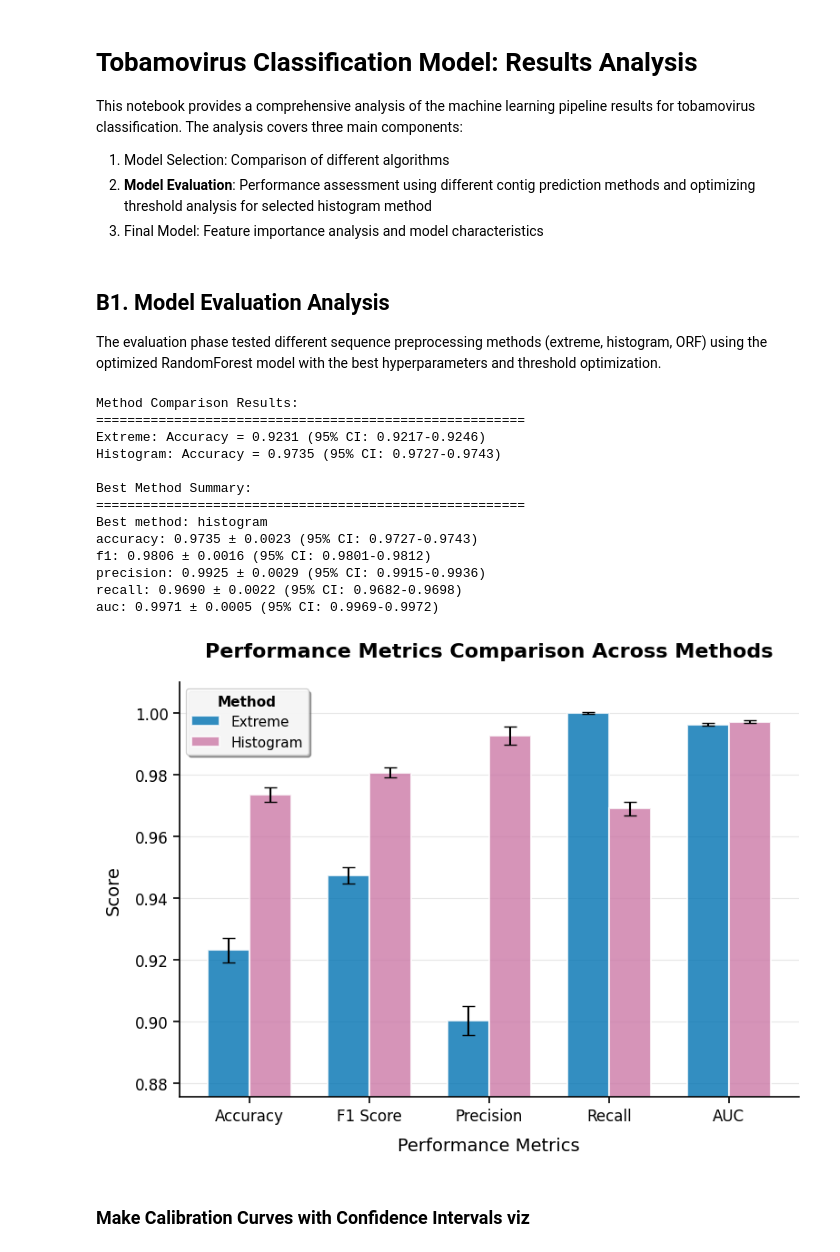
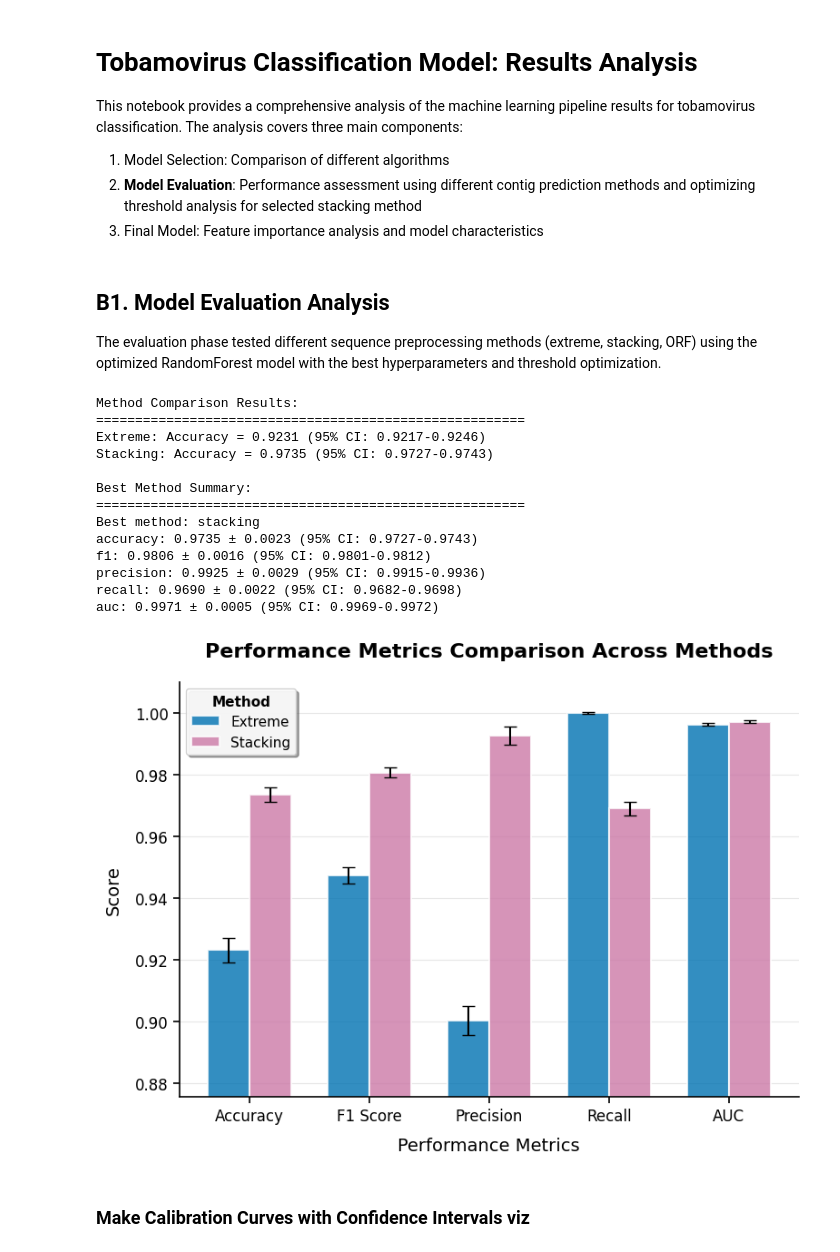
Before and after one commit to nezapajek/project-tobamo, a Jupyter notebook: analysis/model/notebooks/B_model_cv_evaluation.ipynb, the cells around one changed output. Cells and saved outputs as stored; diff of their text form; code cells hidden in the pictures.

```diff
--- a/analysis/model/notebooks/B_model_cv_evaluation.ipynb
+++ b/analysis/model/notebooks/B_model_cv_evaluation.ipynb
@@ -4,7 +4,7 @@
 This notebook provides a comprehensive analysis of the machine learning pipeline results for tobamovirus classification. The analysis covers three main components:
 
 1. Model Selection: Comparison of different algorithms
-2. **Model Evaluation**: Performance assessment using different contig prediction methods and optimizing threshold analysis for selected histogram method
+2. **Model Evaluation**: Performance assessment using different contig prediction methods and optimizing threshold analysis for selected stacking method
 3. Final Model: Feature importance analysis and model characteristics
 # %%
 from utils import *
@@ -42,7 +41,7 @@ figures_dir.mkdir(exist_ok=True)
 # %% [markdown]
 ## B1. Model Evaluation Analysis
 
-The evaluation phase tested different sequence preprocessing methods (extreme, histogram, ORF) using the optimized RandomForest model with the best hyperparameters and threshold optimization.
+The evaluation phase tested different sequence preprocessing methods (extreme, stacking, ORF) using the optimized RandomForest model with the best hyperparameters and threshold optimization.
 # %%
 # Load evaluation results
 method_comparison = pd.read_csv(evaluation_dir / 'method_comparison_stats.csv')
@@ -53,16 +52,20 @@ print("Method Comparison Results:")
 print("=" * 55)
 for _, row in method_comparison.iterrows():
     method = row['method']
+    # Display 'stacking' instead of 'histogram' for presentation
+    display_method = 'stacking' if method == 'histogram' else method
     acc_mean = row['accuracy_mean']
     acc_ci_low = row['accuracy_ci95_low']
     acc_ci_high = row['accuracy_ci95_high']
     f1_mean = row['f1_mean']
-    print(f"{method.capitalize()}: Accuracy = {acc_mean:.4f} (95% CI: {acc_ci_low:.4f}-{acc_ci_high:.4f})")
+    print(f"{display_method.capitalize()}: Accuracy = {acc_mean:.4f} (95% CI: {acc_ci_low:.4f}-{acc_ci_high:.4f})")
 
 print()
 # Read best method information
 with open(evaluation_dir / 'best_method.txt', 'r') as f:
     best_method_info = f.read()
+    # Replace 'histogram' with 'stacking' in the display
+    best_method_info = best_method_info.replace('histogram', 'stacking')
 print("Best Method Summary:")
 print("=" * 55)
 print(best_method_info)
@@ -70,11 +73,11 @@ print(best_method_info)
 Method Comparison Results:
 =======================================================
 Extreme: Accuracy = 0.9231 (95% CI: 0.9217-0.9246)
-Histogram: Accuracy = 0.9735 (95% CI: 0.9727-0.9743)
+Stacking: Accuracy = 0.9735 (95% CI: 0.9727-0.9743)
 
 Best Method Summary:
 =======================================================
-Best method: histogram
+Best method: stacking
 accuracy: 0.9735 ± 0.0023 (95% CI: 0.9727-0.9743)
 f1: 0.9806 ± 0.0016 (95% CI: 0.9801-0.9812)
 precision: 0.9925 ± 0.0029 (95% CI: 0.9915-0.9936)
@@ -105,8 +108,11 @@ for i, method in enumerate(methods):
     means = [method_comparison.loc[method_comparison['method'] == method, f'{metric}_mean'].iloc[0] for metric in metrics]
     stds = [method_comparison.loc[method_comparison['method'] == method, f'{metric}_std'].iloc[0] for metric in metrics]
 
+    # Display 'stacking' instead of 'histogram' for presentation
+    display_method = 'stacking' if method == 'histogram' else method
+
     bars_method = ax.bar(bar_positions[i], means, width, yerr=stds, capsize=5,
-           label=method.capitalize(), alpha=0.8, color=method_colors[method],
+           label=display_method.capitalize(), alpha=0.8, color=method_colors[method],
            edgecolor='white', linewidth=1.5)
     bars.append(bars_method)
 
@@ -123,34 +129,34 @@ ax.set_ylim(y_min, 1.01)
 
 # Enhanced grid
 ax.grid(axis='y', linestyle='-', alpha=0.3, linewidth=0.8)
 ax.set_axisbelow(True)  # Put grid behind bars
 
 # Title and legend with improved styling
 ax.set_title('Performance Metrics Comparison Across Methods',
             fontsize=16, pad=20, weight='bold')
 
 # Create a more elegant legend
 legend = ax.legend(loc='upper left', fontsize=11, frameon=True,
                   fancybox=True, shadow=True, framealpha=0.9)
 legend.set_title("Method", prop={'size': 11, 'weight': 'bold'})
 
 # Remove top and right spines for cleaner look
 ax.spines['top'].set_visible(False)
 ax.spines['right'].set_visible(False)
 ax.spines['left'].set_linewidth(1.2)
 ax.spines['bottom'].set_linewidth(1.2)
 
 # Improve tick formatting
 ax.tick_params(axis='both', which='major', labelsize=12, width=1.2, length=5)
 ax.tick_params(axis='y', which='minor', width=0.8, length=3)
 
 
 plt.tight_layout()
 plt.savefig(figures_dir / 'Figure2_MethodComparison.png', dpi=300, bbox_inches='tight',
            facecolor='white', edgecolor='none')
 plt.show()
 # %% [output]
-[figure, old version]
+[figure, new version]
 # %% [markdown]
 ### Make Calibration Curves with Confidence Intervals viz
 # %%
```
Also changed, not shown: parts of 12 cells of this notebook, 2 other files.
